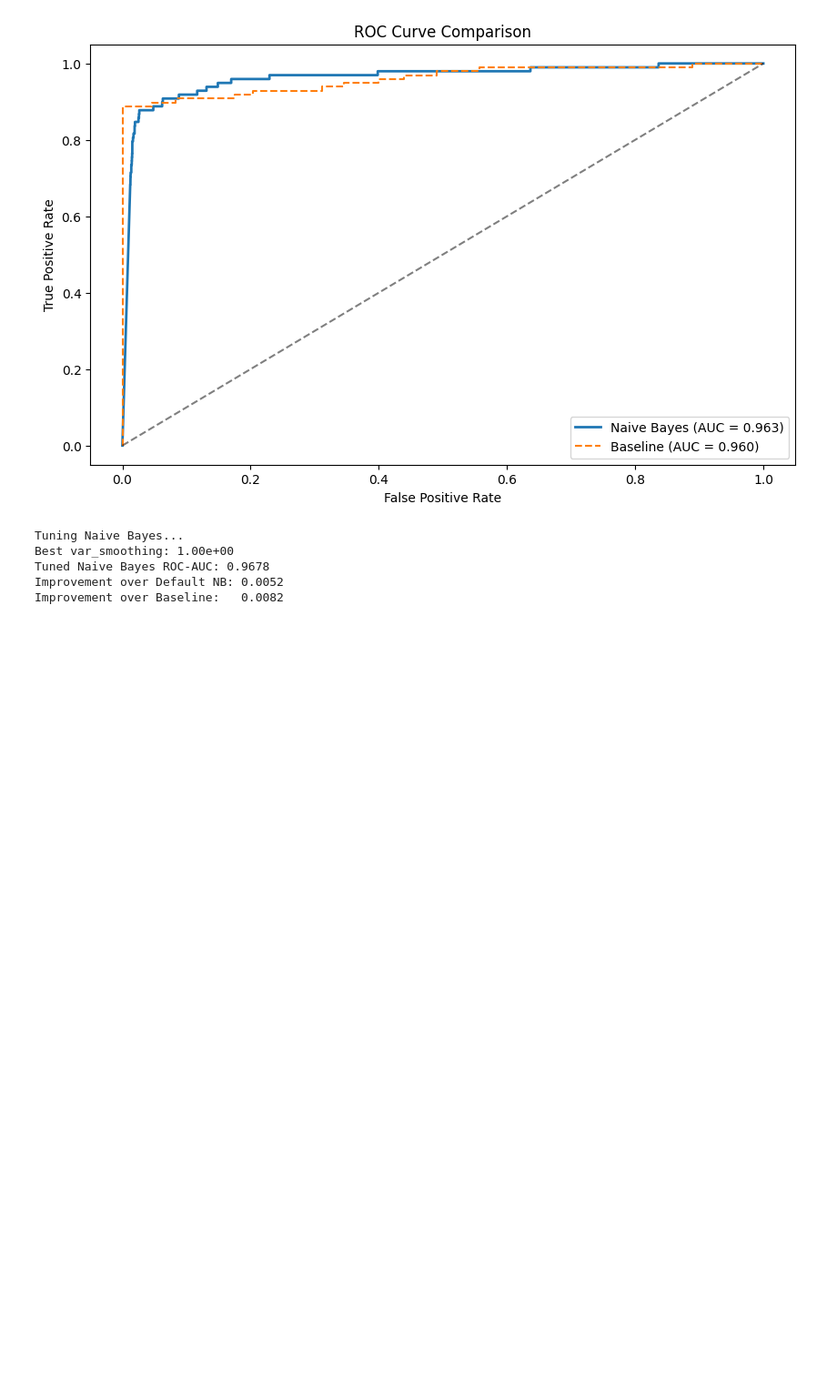
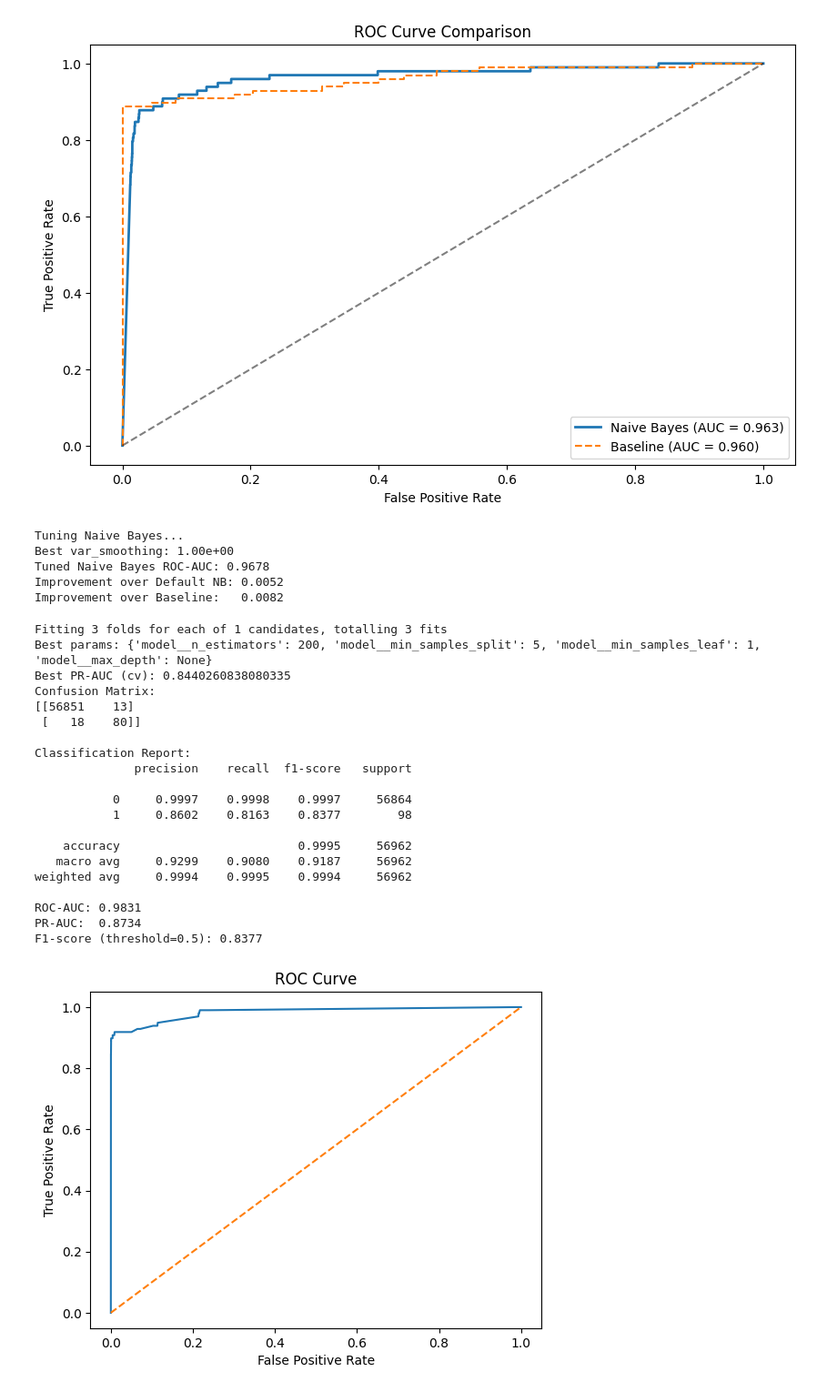
Before and after one commit to CSI-AI-5130/AI_Final_Project, a Jupyter notebook: CreditCardFraud.ipynb, the cells around one changed output. Shown: that part at 91% size. Drawn from its saved outputs; the diff is of its cells as text; code cells hidden in the pictures; blank space fills up the shorter version.

Commit message:
new high model auc

```diff
--- a/CreditCardFraud.ipynb
+++ b/CreditCardFraud.ipynb
@@ -540,3 +540,62 @@ Best var_smoothing: 1.00e+00
 Tuned Naive Bayes ROC-AUC: 0.9678
 Improvement over Default NB: 0.0052
 Improvement over Baseline:   0.0082
+# %%
+from sklearn.model_selection import StratifiedKFold
+from imblearn.over_sampling import SMOTE
+
+param_dist = {
+    'model__n_estimators': [200],
+    'model__max_depth': [None],
+    'model__min_samples_split': [5],
+    'model__min_samples_leaf': [1]
+}
+
+rf = RandomForestClassifier(random_state=RANDOM_STATE, n_jobs=-1)
+pipe = Pipeline(steps=[('smote', SMOTE(random_state=RANDOM_STATE)), ('model', rf)])
+
+cv = StratifiedKFold(n_splits=3, shuffle=True, random_state=RANDOM_STATE)
+
+search = RandomizedSearchCV(
+    estimator=pipe,
+    param_distributions=param_dist,
+    n_iter=10,
+    scoring='average_precision',
+    n_jobs=-1,
+    cv=cv,
+    verbose=1,
+    random_state=RANDOM_STATE
+)
+
+search.fit(X_train_scaled, y_train)
+
+print('Best params:', search.best_params_)
+print('Best PR-AUC (cv):', search.best_score_)
+
+best_pipe = search.best_estimator_
+y_test_prob_rf_tuned = best_pipe.predict_proba(X_test_scaled)[:, 1]
+
+rf_tuned_results = evaluate_model(y_test, y_test_prob_rf_tuned, threshold=0.5)
+plot_roc_pr_curves(y_test, y_test_prob_rf_tuned)
+# %% [output]
+Fitting 3 folds for each of 1 candidates, totalling 3 fits
+Best params: {'model__n_estimators': 200, 'model__min_samples_split': 5, 'model__min_samples_leaf': 1, 'model__max_depth': None}
+Best PR-AUC (cv): 0.8440260838080335
+Confusion Matrix:
+[[56851    13]
+ [   18    80]]
+
+Classification Report:
+              precision    recall  f1-score   support
+
+           0     0.9997    0.9998    0.9997     56864
+           1     0.8602    0.8163    0.8377        98
+
+    accuracy                         0.9995     56962
+   macro avg     0.9299    0.9080    0.9187     56962
+weighted avg     0.9994    0.9995    0.9994     56962
+
+ROC-AUC: 0.9831
+PR-AUC:  0.8734
+F1-score (threshold=0.5): 0.8377
+[figure, added]
```
Also changed, not shown: parts of 1 cell of this notebook.
